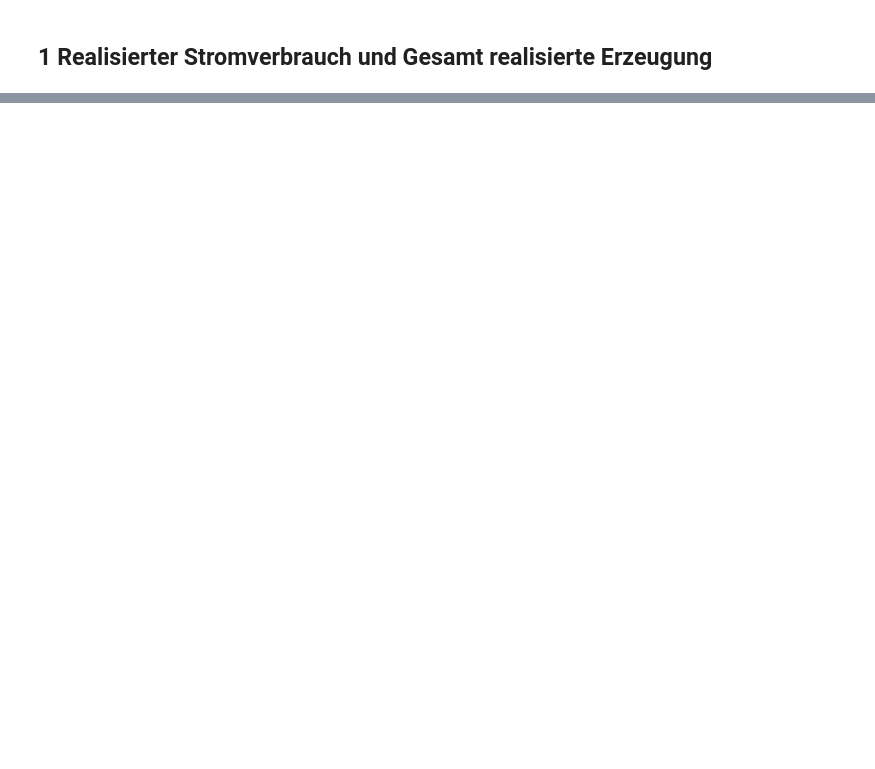
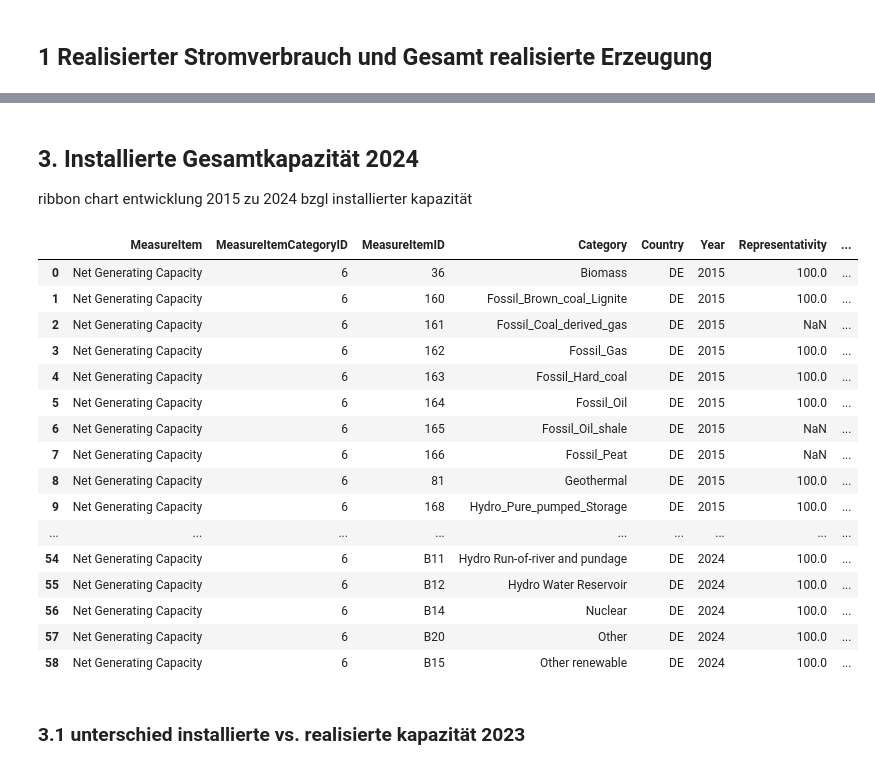
Before and after one commit to NiklasElsaesser/DataVisualization, a Jupyter notebook: DataJournalism.ipynb, the cells around one changed output, grey strips where cells are left out. Drawn from its saved outputs; the diff is of its cells as text; code cells hidden in the pictures; blank space fills up the shorter version.

```diff
--- a/DataJournalism.ipynb
+++ b/DataJournalism.ipynb
@@ -133,0 +143,28 @@ fig.show()
+# %% [markdown]
+## 3. Installierte Gesamtkapazität 2024
+ribbon chart entwicklung 2015 zu 2024 bzgl installierter kapazität
+# %%
+# Load the data
+df = pd.read_csv('Data/entsoe/de_NGC_15_24.csv')
+
+df
+# %% [output]
+|  | MeasureItem | MeasureItemCategoryID | MeasureItemID | Category | Country | Year | Representativity | ... |
+| 0 | Net Generating Capacity | 6 | 36 | Biomass | DE | 2015 | 100.0 | ... |
+| 1 | Net Generating Capacity | 6 | 160 | Fossil_Brown_coal_Lignite | DE | 2015 | 100.0 | ... |
+| 2 | Net Generating Capacity | 6 | 161 | Fossil_Coal_derived_gas | DE | 2015 | NaN | ... |
+| 3 | Net Generating Capacity | 6 | 162 | Fossil_Gas | DE | 2015 | 100.0 | ... |
+| 4 | Net Generating Capacity | 6 | 163 | Fossil_Hard_coal | DE | 2015 | 100.0 | ... |
+| 5 | Net Generating Capacity | 6 | 164 | Fossil_Oil | DE | 2015 | 100.0 | ... |
+| 6 | Net Generating Capacity | 6 | 165 | Fossil_Oil_shale | DE | 2015 | NaN | ... |
+| 7 | Net Generating Capacity | 6 | 166 | Fossil_Peat | DE | 2015 | NaN | ... |
+| 8 | Net Generating Capacity | 6 | 81 | Geothermal | DE | 2015 | 100.0 | ... |
+| 9 | Net Generating Capacity | 6 | 168 | Hydro_Pure_pumped_Storage | DE | 2015 | 100.0 | ... |
+| ... | ... | ... | ... | ... | ... | ... | ... | ... |
+| 54 | Net Generating Capacity | 6 | B11 | Hydro Run-of-river and pundage | DE | 2024 | 100.0 | ... |
+| 55 | Net Generating Capacity | 6 | B12 | Hydro Water Reservoir | DE | 2024 | 100.0 | ... |
+| 56 | Net Generating Capacity | 6 | B14 | Nuclear | DE | 2024 | 100.0 | ... |
+| 57 | Net Generating Capacity | 6 | B20 | Other | DE | 2024 | 100.0 | ... |
+| 58 | Net Generating Capacity | 6 | B15 | Other renewable | DE | 2024 | 100.0 | ... |
+# %% [markdown]
+### 3.1 unterschied installierte vs. realisierte kapazität 2023
```
Also changed, not shown: parts of 15 cells of this notebook.
